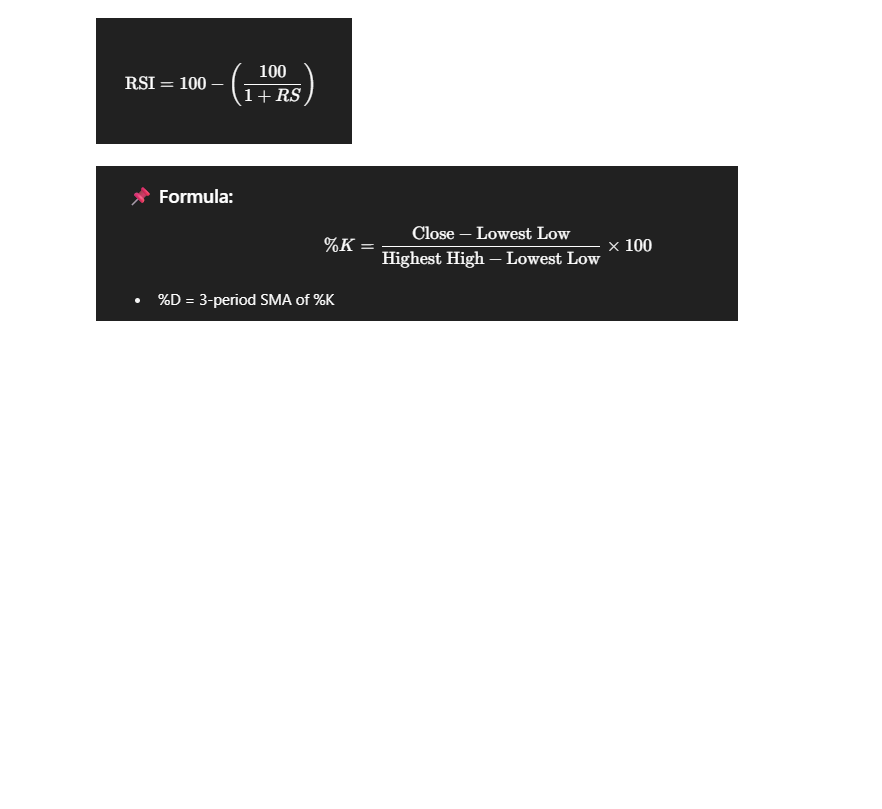
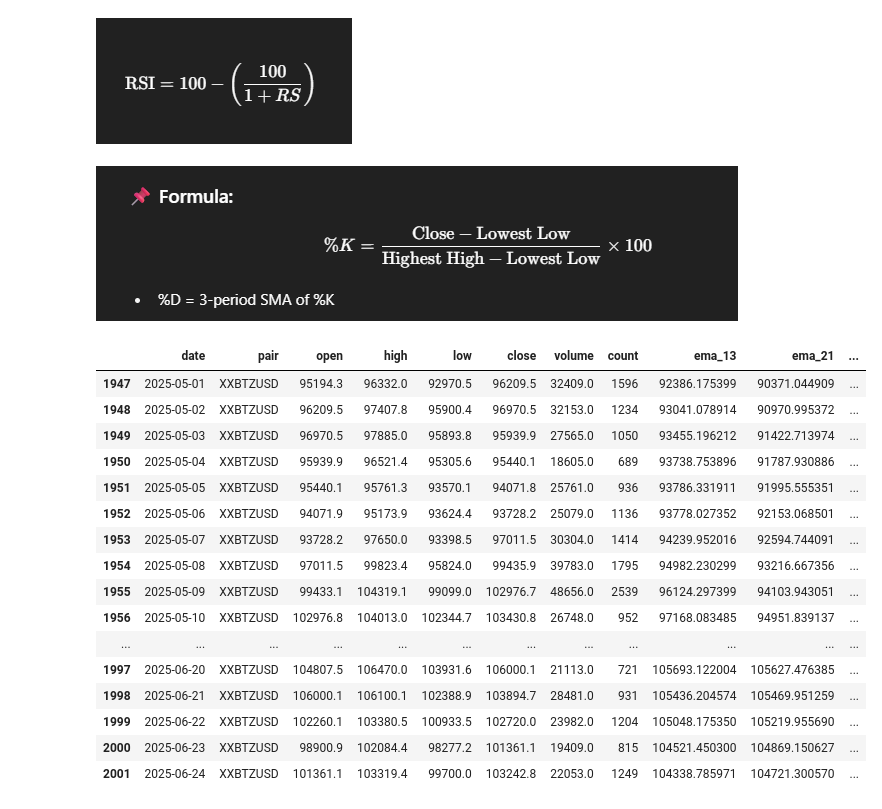
Before and after one commit to marcellinus-witarsah/llm-crypto-technical-analyzer-app, a Jupyter notebook: notebooks/playground.ipynb, the cells around one changed output. Cells and saved outputs as stored; diff of their text form; code cells hidden in the pictures; blank space fills up the shorter version.

```diff
--- a/notebooks/playground.ipynb
+++ b/notebooks/playground.ipynb
@@ -119,8 +122,8 @@ perc_k_length = 5
 perc_k_smoothing = 3
 perc_d_length = 3
 
-lowest_low = df['low'].rolling(window).min()
-highest_high = df['high'].rolling(window).max()
+lowest_low = df['low'].rolling(perc_k_length).min()
+highest_high = df['high'].rolling(perc_k_length).max()
 df["stochastic_%K"] = ((df['close'] -lowest_low) / (highest_high -lowest_low)).rolling(perc_k_smoothing).mean()
 df["stochastic_%D"] =  df["stochastic_%K"].rolling(perc_d_length).mean()
 
@@ -135,3 +138,23 @@ macd_bar = macd - macd_signal_line
 df['macd'] = macd
 df['macd_signal_line'] = macd_signal_line
 df['macd_bar'] = macd_bar
+# %%
+df[df['date'] >= '2025-05-01']
+# %% [output]
+|  | date | pair | open | high | low | close | volume | count | ema_13 | ema_21 | ... |
+| 1947 | 2025-05-01 | XXBTZUSD | 95194.3 | 96332.0 | 92970.5 | 96209.5 | 32409.0 | 1596 | 92386.175399 | 90371.044909 | ... |
+| 1948 | 2025-05-02 | XXBTZUSD | 96209.5 | 97407.8 | 95900.4 | 96970.5 | 32153.0 | 1234 | 93041.078914 | 90970.995372 | ... |
+| 1949 | 2025-05-03 | XXBTZUSD | 96970.5 | 97885.0 | 95893.8 | 95939.9 | 27565.0 | 1050 | 93455.196212 | 91422.713974 | ... |
+| 1950 | 2025-05-04 | XXBTZUSD | 95939.9 | 96521.4 | 95305.6 | 95440.1 | 18605.0 | 689 | 93738.753896 | 91787.930886 | ... |
+| 1951 | 2025-05-05 | XXBTZUSD | 95440.1 | 95761.3 | 93570.1 | 94071.8 | 25761.0 | 936 | 93786.331911 | 91995.555351 | ... |
+| 1952 | 2025-05-06 | XXBTZUSD | 94071.9 | 95173.9 | 93624.4 | 93728.2 | 25079.0 | 1136 | 93778.027352 | 92153.068501 | ... |
+| 1953 | 2025-05-07 | XXBTZUSD | 93728.2 | 97650.0 | 93398.5 | 97011.5 | 30304.0 | 1414 | 94239.952016 | 92594.744091 | ... |
+| 1954 | 2025-05-08 | XXBTZUSD | 97011.5 | 99823.4 | 95824.0 | 99435.9 | 39783.0 | 1795 | 94982.230299 | 93216.667356 | ... |
+| 1955 | 2025-05-09 | XXBTZUSD | 99433.1 | 104319.1 | 99099.0 | 102976.7 | 48656.0 | 2539 | 96124.297399 | 94103.943051 | ... |
+| 1956 | 2025-05-10 | XXBTZUSD | 102976.8 | 104013.0 | 102344.7 | 103430.8 | 26748.0 | 952 | 97168.083485 | 94951.839137 | ... |
+| ... | ... | ... | ... | ... | ... | ... | ... | ... | ... | ... | ... |
+| 1997 | 2025-06-20 | XXBTZUSD | 104807.5 | 106470.0 | 103931.6 | 106000.1 | 21113.0 | 721 | 105693.122004 | 105627.476385 | ... |
+| 1998 | 2025-06-21 | XXBTZUSD | 106000.1 | 106100.1 | 102388.9 | 103894.7 | 28481.0 | 931 | 105436.204574 | 105469.951259 | ... |
+| 1999 | 2025-06-22 | XXBTZUSD | 102260.1 | 103380.5 | 100933.5 | 102720.0 | 23982.0 | 1204 | 105048.175350 | 105219.955690 | ... |
+| 2000 | 2025-06-23 | XXBTZUSD | 98900.9 | 102084.4 | 98277.2 | 101361.1 | 19409.0 | 815 | 104521.450300 | 104869.150627 | ... |
+| 2001 | 2025-06-24 | XXBTZUSD | 101361.1 | 103319.4 | 99700.0 | 103242.8 | 22053.0 | 1249 | 104338.785971 | 104721.300570 | ... |
```
Also changed, not shown: parts of 19 cells of this notebook, 8 other files.
